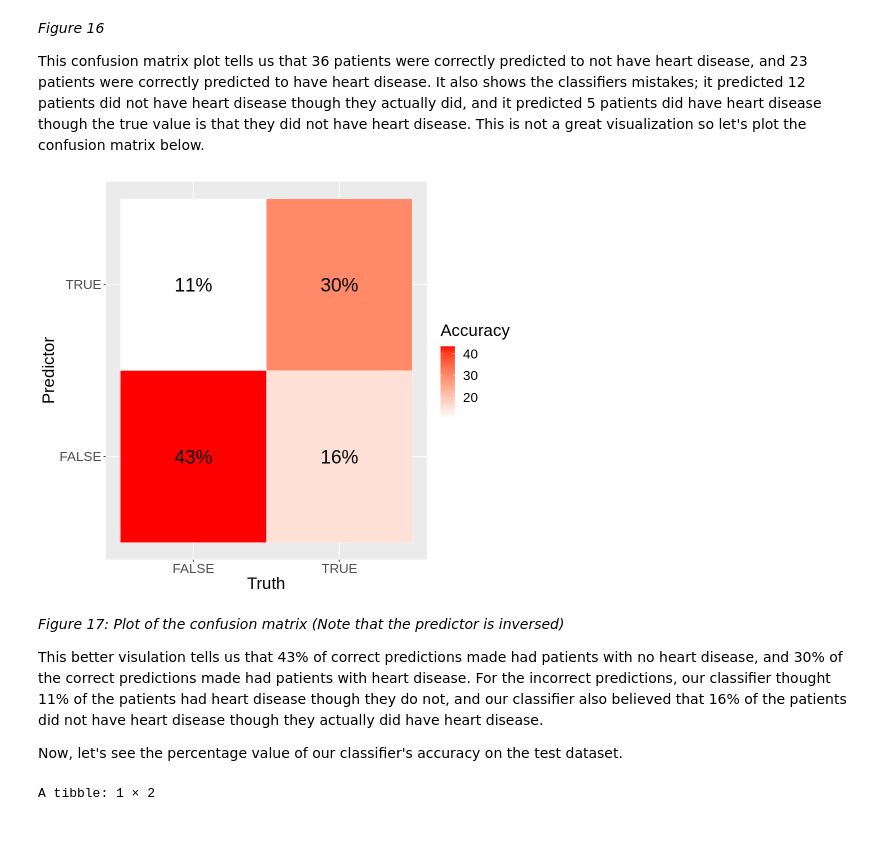
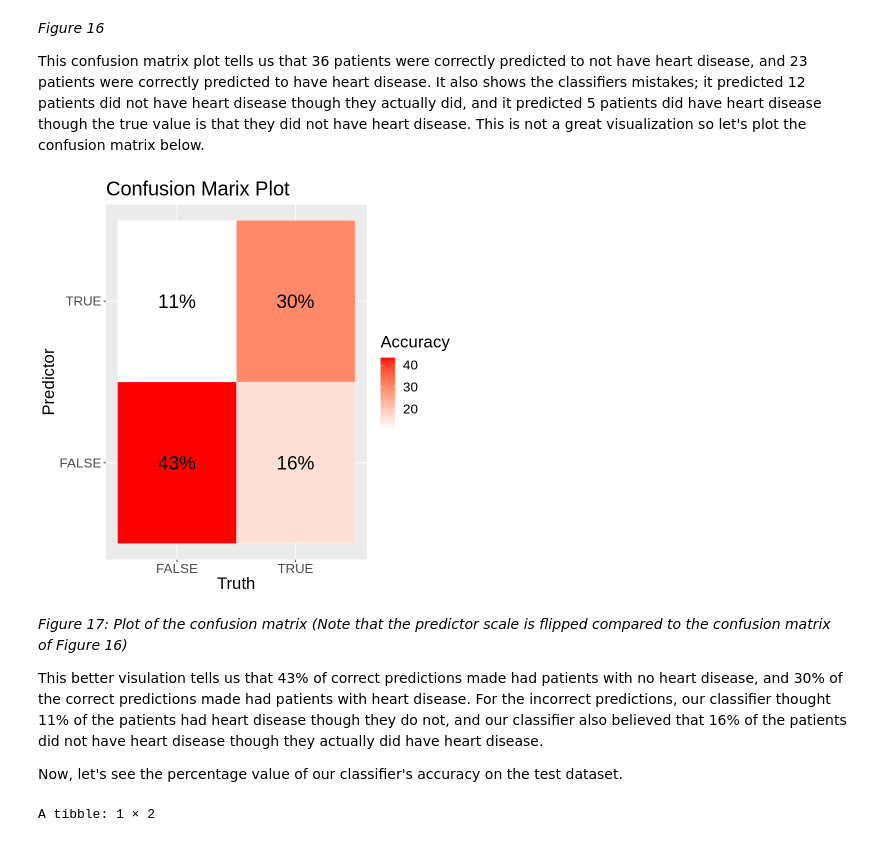
Before and after one commit to ibrahim1623/DSCI-100-Project, a Jupyter notebook: Group Project Report(133).ipynb, the cells around one changed output. Cells and saved outputs as stored; diff of their text form; code cells hidden in the pictures.

```diff
--- a/Group Project Report(133).ipynb
+++ b/Group Project Report(133).ipynb
@@ -552,19 +552,19 @@ This confusion matrix plot tells us that 36 patients were correctly predicted to
 # %%
 T <- as.factor(c("FALSE", "FALSE" , "TRUE", "TRUE"))
 P <- as.factor(c("TRUE", "FALSE", "TRUE", "FALSE"))
 Results      <- c((8/76)*100,(33/76)*100 , (23/76)*100, (12/76)*100)
 matrix_data <- as_tibble(T, P, Results)
-
 ggplot(data =  matrix_data, mapping = aes(x = T, y = P)) +
   geom_tile(aes(fill = Results), colour = "white") +
   geom_text(aes(label = str_c(round(Results), "%")), size = 8) +
   labs(x = "Truth", y = "Predictor", fill = "Accuracy") +
   scale_fill_gradient(low = "white", high = "red") +
-  theme(text = element_text(size = 20))
+  theme(text = element_text(size = 20)) +
+  ggtitle("Confusion Marix Plot")
 # %% [output]
-[figure, old version]
+[figure, new version]
 # %% [markdown]
-_Figure 17: Plot of the confusion matrix (Note that the predictor is inversed)_
+_Figure 17: Plot of the confusion matrix (Note that the predictor scale is flipped compared to the confusion matrix of Figure 16)_
 
 This better visulation tells us that 43% of correct predictions made had patients with no heart disease, and 30% of the correct predictions made had patients with heart disease. For the incorrect predictions, our classifier thought 11% of the patients had heart disease though they do not, and our classifier also believed that 16% of the patients did not have heart disease though they actually did have heart disease.
 
```
Also changed, not shown: parts of 1 cell of this notebook.
